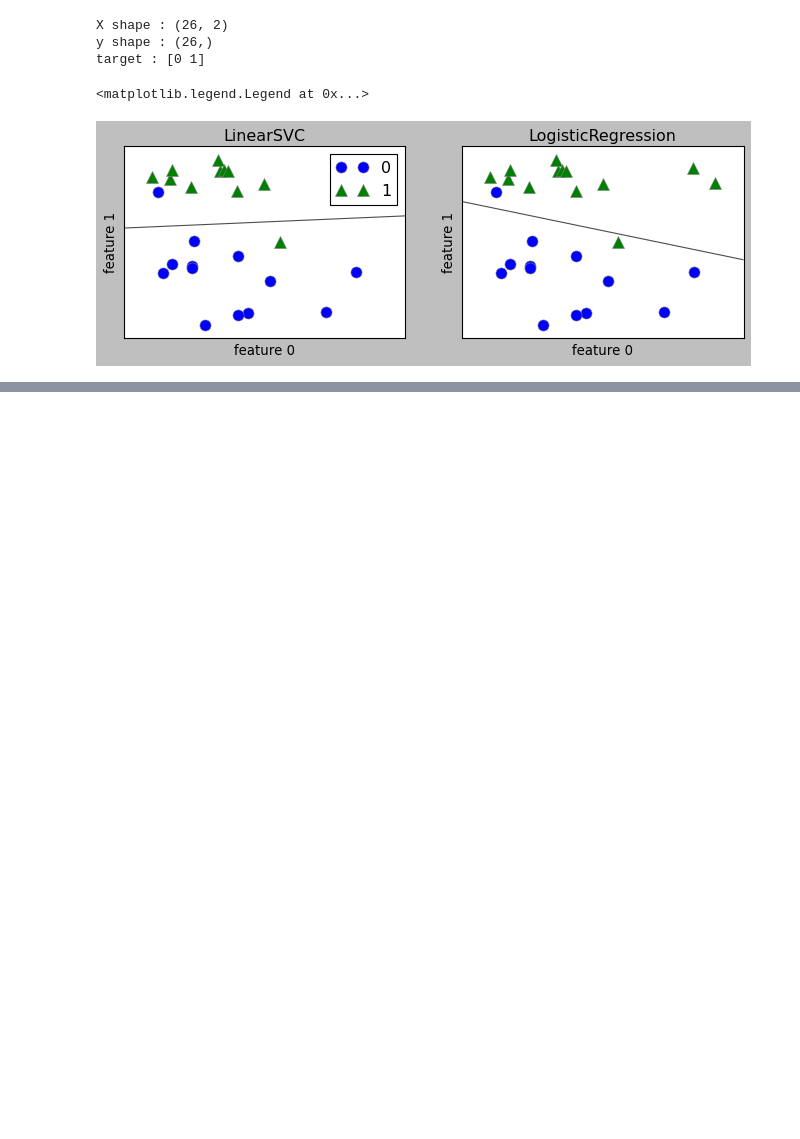
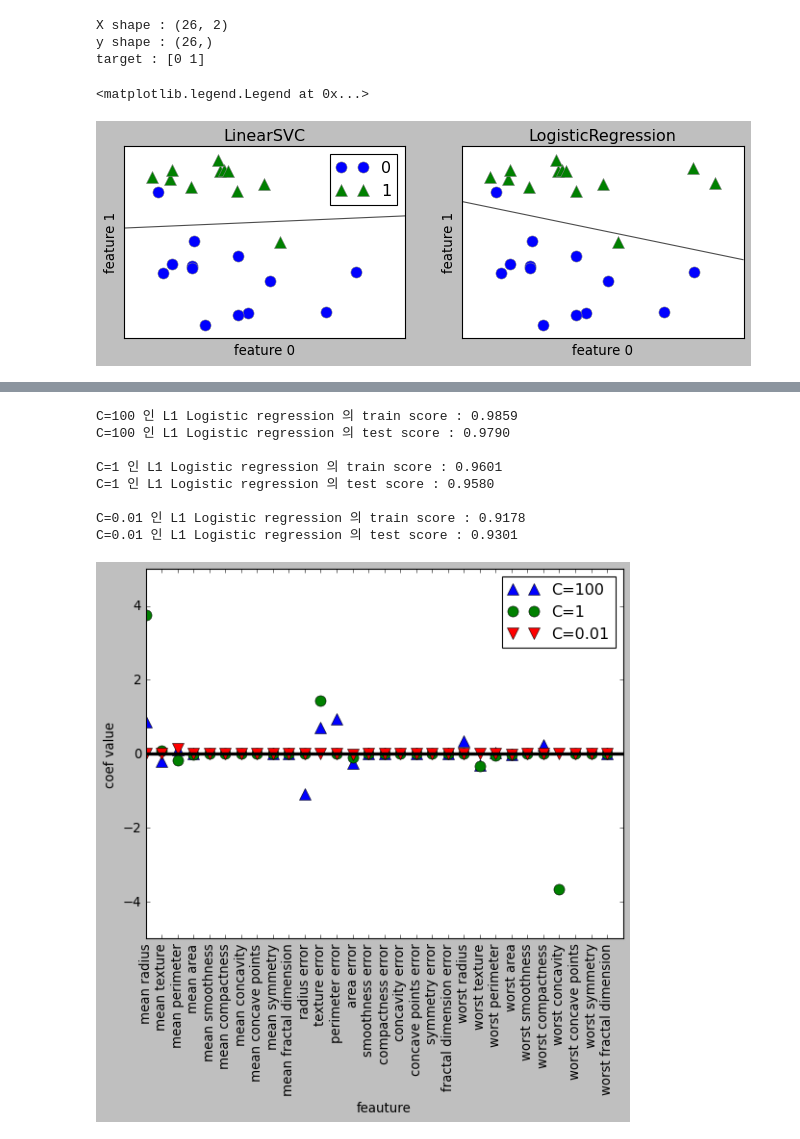
Before and after one commit to Hosung-Ahn/IntroducingML, a Jupyter notebook: Chpter2-supervised_learning/LinearModel.ipynb, the cells around one changed output, grey strips where cells are left out. Drawn from its saved outputs; the diff is of its cells as text; code cells hidden in the pictures; blank space fills up the shorter version.

```diff
--- a/Chpter2-supervised_learning/LinearModel.ipynb
+++ b/Chpter2-supervised_learning/LinearModel.ipynb
@@ -223,0 +289,30 @@ axes[0].legend()
+# %%
+# 규제 방식을 L1으로 변경할수도 있다.
+# L2 일때보다 L1 인 경우에 feature 을 무시할 확률이 더 크다.
+
+for C, marker in zip([100,1,0.01], ['^','o','v']) :
+    lr_l1 = LogisticRegression(solver = 'liblinear', C=C, penalty='l1', max_iter = 1000).fit(X_train, y_train)
+    print(f"C={C} 인 L1 Logistic regression 의 train score : {lr_l1.score(X_train, y_train):0.4f}")
+    print(f"C={C} 인 L1 Logistic regression 의 test score : {lr_l1.score(X_test, y_test):0.4f}")
+    print()
+
+    plt.plot(lr_l1.coef_.T, marker, label = f"C={C}", markersize = 10)
+
+plt.xticks(range(cancer.data.shape[1]), cancer.feature_names, rotation=90)
+xlims = plt.xlim()
+plt.hlines(0,*xlims, colors='k', linewidth = 3)
+plt.ylim(-5,5)
+plt.xlabel("feauture")
+plt.ylabel("coef value")
+plt.legend()
+plt.show()
+# %% [output]
+C=100 인 L1 Logistic regression 의 train score : 0.9859
+C=100 인 L1 Logistic regression 의 test score : 0.9790
+
+C=1 인 L1 Logistic regression 의 train score : 0.9601
+C=1 인 L1 Logistic regression 의 test score : 0.9580
+
+C=0.01 인 L1 Logistic regression 의 train score : 0.9178
+C=0.01 인 L1 Logistic regression 의 test score : 0.9301
+[figure, added]
```
Also changed, not shown: parts of 10 cells of this notebook.
